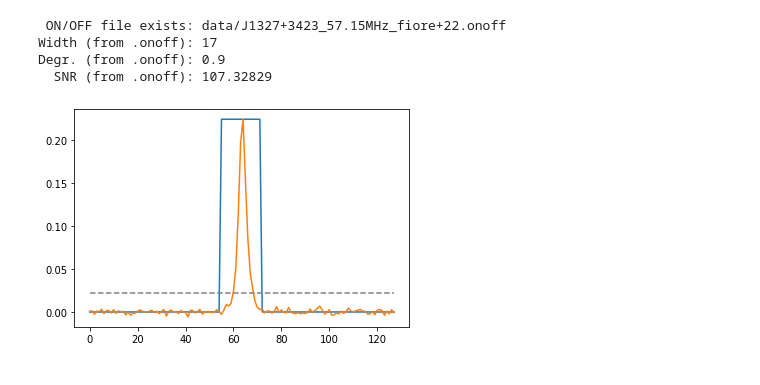
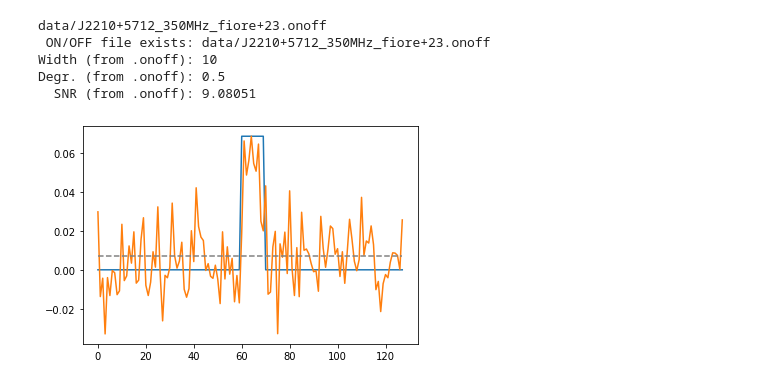
Before and after one commit to wcfiore/gbncc_viii, a Jupyter notebook: prof_flux_est.ipynb, the cells around one changed output. Cells and saved outputs as stored; diff of their text form; code cells hidden in the pictures.

```diff
--- a/prof_flux_est.ipynb
+++ b/prof_flux_est.ipynb
@@ -238,10 +255,6 @@ def onoff(OBSERVING_FREQ, index, OVERWRITE_ONOFF=False, box_width=None):
         tobs = tobs57[index]
         ff = prof57[index]
         degradation = deg57[index]
-    elif OBSERVING_FREQ == 327:
-        tobs = tobs327[index]
-        ff = prof327[index]
-        degradation = deg327[index]
     elif OBSERVING_FREQ == 350:
         tobs = tobs350[index]
         ff = prof350[index]
@@ -269,6 +282,7 @@ def onoff(OBSERVING_FREQ, index, OVERWRITE_ONOFF=False, box_width=None):
 
     # check if .onoff file already exists, use it
     of = ff.replace('profile','onoff')
+    print(of)
     if os.path.exists(of):
         print(f" ON/OFF file exists: {of}")
         oo_obj = OnOff(of)
@@ -285,21 +299,36 @@ def onoff(OBSERVING_FREQ, index, OVERWRITE_ONOFF=False, box_width=None):
         normed_prof = prof/np.sum(prof)
         profile = roll_prof(normed_prof,max_phase=0.5)
 
+        dummy_box_width = oo_obj.wid
+
         box = np.zeros(nbin)
-        box[0:box_width] += max(profile)
+
 
         if ('J1816' in ff) and ('350MHz' in ff):
             box[75:95] += 0.3*max(profile) # Add for J1816, 350 MHz
+            dummy_box_width -= len(box[75:95])
         elif ('J1816' in ff) and ('820MHz' in ff):
             box[75:95] += 0.15*max(profile) # Add for J1816, 820 MHz
+            dummy_box_width -= len(box[75:95])
         elif ('J0214' in ff) and ('820MHz' in ff):
             box[83:116] += 0.1*max(profile) # Add for J0214, 820 MHz
+            dummy_box_width -= len(box[83:116])
         elif ('J1434' in ff) and ('350MHz' in ff):
             box[62:70] += 0.1*max(profile) # Add for J1434, 350 MHz
+            dummy_box_width -= len(box[62:70])
         elif ('J1434' in ff) and ('820MHz' in ff):
             box[62:74] += 0.22*max(profile) # Add for J1434, 820 MHz
+            dummy_box_width -= len(box[62:74])
         elif ('J1434' in ff) and ('1500MHz' in ff):
             box[60:68] += 0.36*max(profile) # Add for J1434, 1500 MHz
+            dummy_box_width -= len(box[60:68])
+
+        if box_width:
+            pass
+        else:
+            box_width = dummy_box_width
+
+        box[0:box_width] += max(profile)
         conv = np.convolve(box,profile)
         conv_box = np.roll(box,nbin-box_width)
         on_window = np.roll(conv_box,np.argmax(conv))
@@ -330,10 +359,11 @@ def onoff(OBSERVING_FREQ, index, OVERWRITE_ONOFF=False, box_width=None):
             for pp,oo in zip(profile,onoff):
                 f.write(f"{pp:.8f} {oo}\n")
 # %%
-onoff(57.15, 0, OVERWRITE_ONOFF=False, box_width=25)
+onoff(350, -3, OVERWRITE_ONOFF=False, box_width=8)
 # %% [output]
- ON/OFF file exists: data/J1327+3423_57.15MHz_fiore+22.onoff
-Width (from .onoff): 17
-Degr. (from .onoff): 0.9
-  SNR (from .onoff): 107.32829
+data/J2210+5712_350MHz_fiore+23.onoff
+ ON/OFF file exists: data/J2210+5712_350MHz_fiore+23.onoff
+Width (from .onoff): 10
+Degr. (from .onoff): 0.5
+  SNR (from .onoff): 9.08051
-[figure, old version]
+[figure, new version]
```
Also changed, not shown: parts of 8 cells of this notebook, 7 other files.
